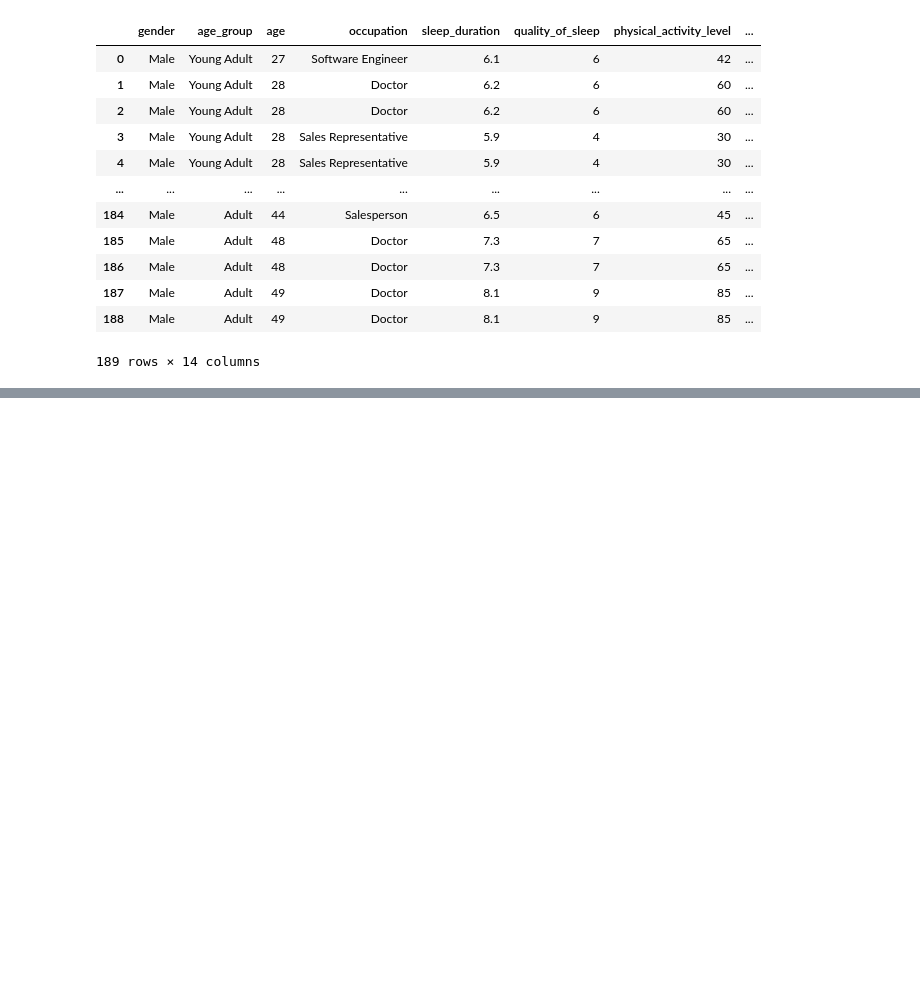
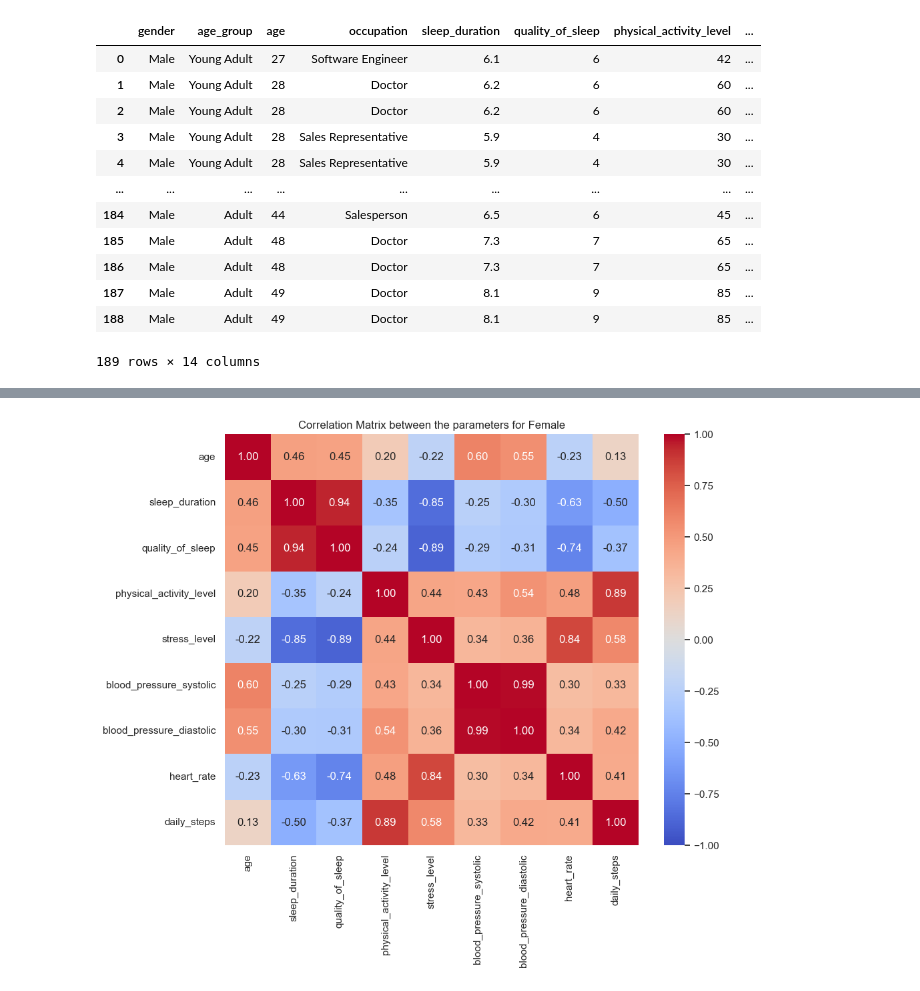
Before and after one commit to heikgrace/healthy-group-one, a Jupyter notebook: kosta_analysis.ipynb, the cells around one changed output, grey strips where cells are left out. Drawn from its saved outputs; the diff is of its cells as text; code cells hidden in the pictures; blank space fills up the shorter version.

```diff
--- a/kosta_analysis.ipynb
+++ b/kosta_analysis.ipynb
@@ -157,0 +131,3 @@ plt.show()
+# %%
+df_sleep_health_lifestyle_female_4 = pd.read_sql(sql=text('SELECT * FROM sleep_health_lifestyle_female'), con=engine)
+df_sleep_health_lifestyle_female_4
@@ -158 +148,10 @@ plt.show()
+# %%
+corr_matrix = df_sleep_health_lifestyle_female_4[['age', 'sleep_duration', 'quality_of_sleep', 'physical_activity_level', 'stress_level', 'blood_pressure_systolic', 'blood_pressure_diastolic', 'heart_rate', 'daily_steps']].corr()
+
+plt.figure(figsize=(10, 8))
+sns.heatmap(corr_matrix, annot=True, cmap='coolwarm', fmt=".2f", vmin=-1, vmax=1)
+plt.title('Correlation Matrix between the parameters for Female')
+plt.show()
+# %% [output]
+[figure, added]
 # %%
```
Also changed, not shown: parts of 48 cells of this notebook.
